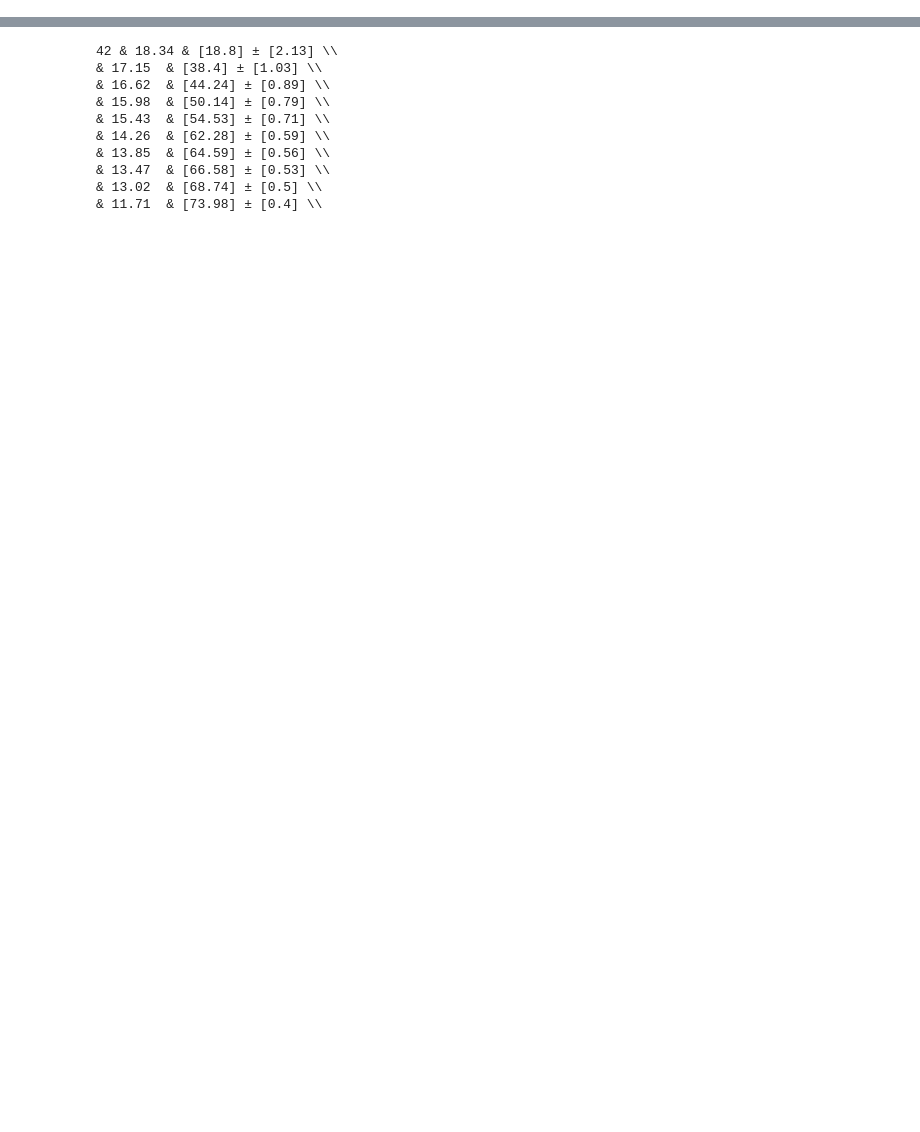
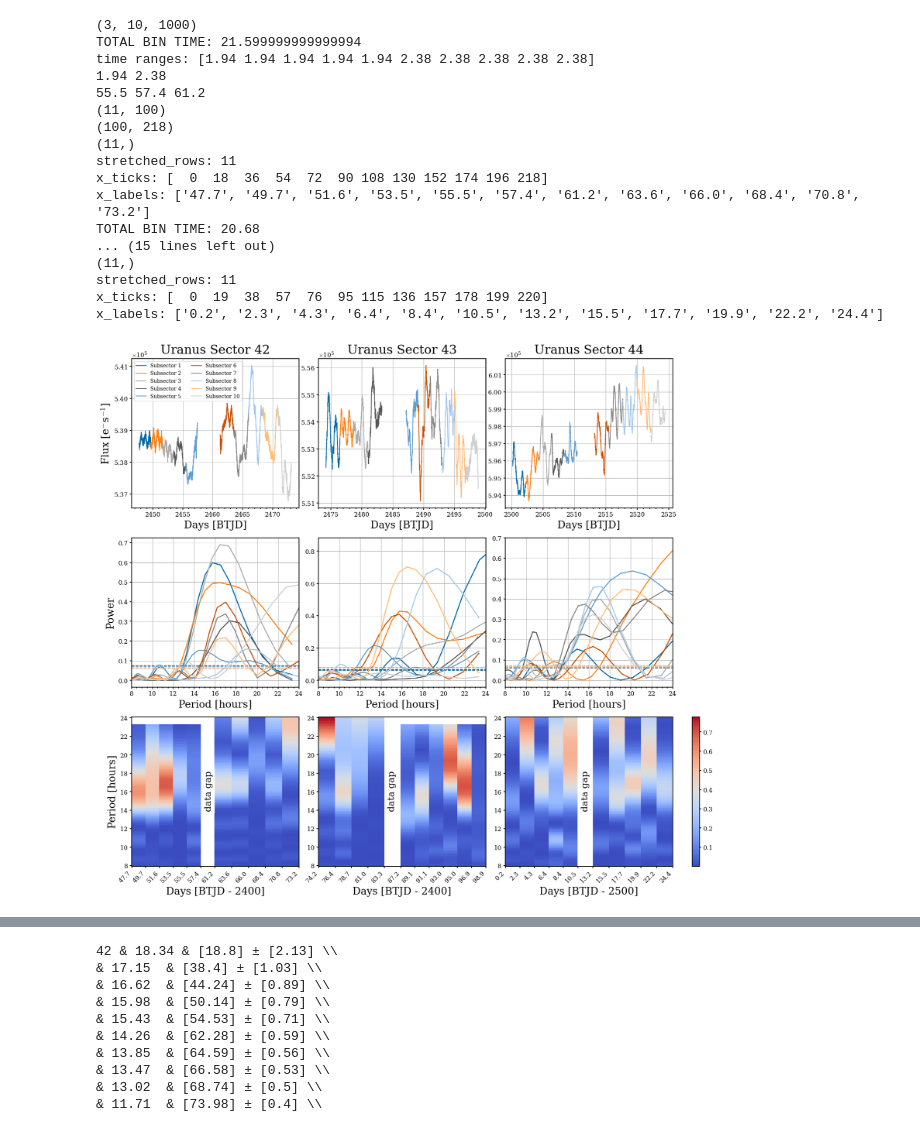
Before and after one commit to kenny-phan/tess-ice-giants, a Jupyter notebook: tess-ice-giants/frequency_analysis/figures.ipynb, the cells around one changed output, grey strips where cells are left out. Drawn from its saved outputs; the diff is of its cells as text; code cells hidden in the pictures; blank space fills up the shorter version.

Commit message:
added subsector colobar to opal map

```diff
--- a/tess-ice-giants/frequency_analysis/figures.ipynb
+++ b/tess-ice-giants/frequency_analysis/figures.ipynb
@@ -36,0 +37,46 @@ plot_lightcurve_and_periodogram("Neptune",
+# %%
+subsectors = np.load(data_dir + f'subsectors/{bpps_dir}subsectors.npz', allow_pickle=True)
+subtimes = subsectors['subtimes']
+subfluxes = subsectors['subfluxes']
+subfreqs = np.array(subsectors['subfreqs'], dtype=float)
+subpower = subsectors['subpower']
+subfap = subsectors['subfap']
+
+ur_offset = [2400, 2400, 2500]
+uranus_labels = ["Uranus Sector 42", "Uranus Sector 43", "Uranus Sector 44"]
+uranus_max_frequency = 1/17.24 #1.394
+
+nep_offset = [2400, 3200]
+nep_labels = ["Neptune Sector 42", "Neptune Sector 70"]
+neptune_max_frequency = 1/18.86 #1.282201
+print(subfreqs[0:3].shape)
+plot_subsector_heatmap("Uranus", subtimes[0:3], subfluxes[0:3],
+                       subfreqs[0:3], subpower[0:3],
+                       subfap[0:3], labels=uranus_labels,
+                       max_freq=uranus_max_frequency,
+                       offset=ur_offset, min_per=8, max_per=24)
+
+plot_subsector_heatmap("Neptune", subtimes[3:5], subfluxes[3:5],
+                       subfreqs[3:5], subpower[3:5],
+                       subfap[3:5], labels=nep_labels,
+                       max_freq=neptune_max_frequency,
+                       offset=nep_offset, min_per=8, max_per=24)
+# %% [output]
+(3, 10, 1000)
+TOTAL BIN TIME: 21.599999999999994
+time ranges: [1.94 1.94 1.94 1.94 1.94 2.38 2.38 2.38 2.38 2.38]
+1.94 2.38
+55.5 57.4 61.2
+(11, 100)
+(100, 218)
+(11,)
+stretched_rows: 11
+x_ticks: [  0  18  36  54  72  90 108 130 152 174 196 218]
+x_labels: ['47.7', '49.7', '51.6', '53.5', '55.5', '57.4', '61.2', '63.6', '66.0', '68.4', '70.8', '73.2']
+TOTAL BIN TIME: 20.68
+... (15 lines left out)
+(11,)
+stretched_rows: 11
+x_ticks: [  0  19  38  57  76  95 115 136 157 178 199 220]
+x_labels: ['0.2', '2.3', '4.3', '6.4', '8.4', '10.5', '13.2', '15.5', '17.7', '19.9', '22.2', '24.4']
+[figure, new version]
```
Also changed, not shown: parts of 19 cells of this notebook, 1 other file.
